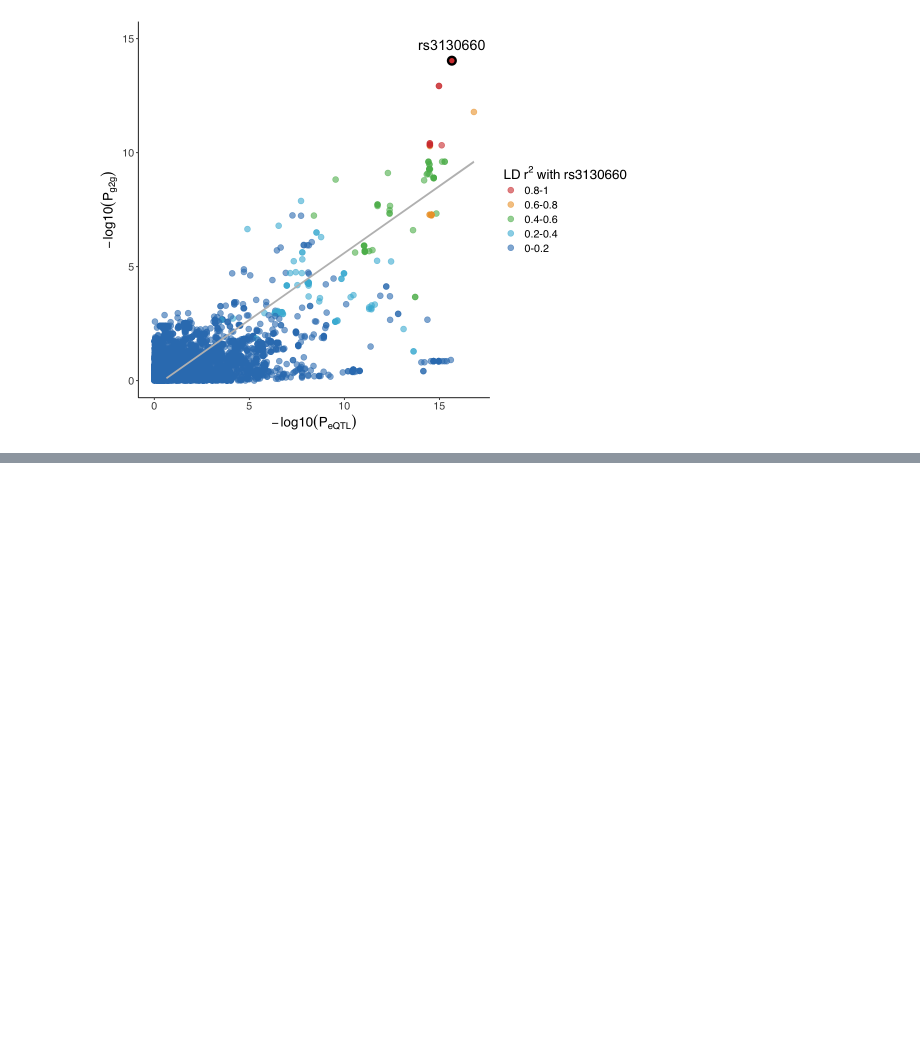
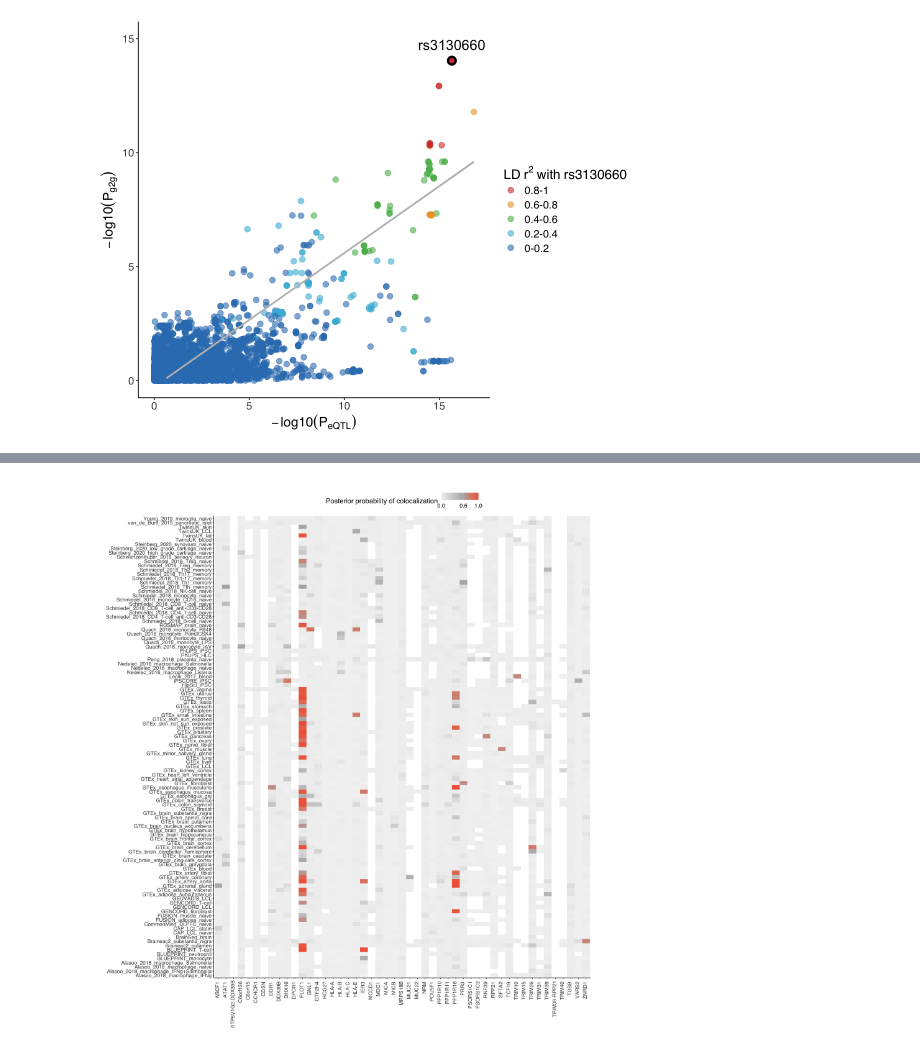
Before and after one commit to yang-luo-lab/TB-g2g, a Jupyter notebook: scripts/Supplementary_Figures.ipynb, the cells around one changed output, grey strips where cells are left out. Saved outputs shown, nothing was run; the diff lists cells and outputs as text; code cells hidden in the pictures; blank space fills up the shorter version.

Commit message:
coloc results of all gene x RNAseq pair

```diff
--- a/scripts/Supplementary_Figures.ipynb
+++ b/scripts/Supplementary_Figures.ipynb
@@ -221,0 +224,3 @@ Warning message:
+# %%
+coloc <- read.table("../data/coloc_results.txt",h=T)
+head(coloc)
@@ -221,0 +237,18 @@ Warning message:
+# %%
+options(repr.plot.width = 16, repr.plot.height = 18)
+
+Pcoloc <- ggplot(coloc, aes(x = Gene, y = RNAseq_dataset)) +
+  geom_raster(aes(fill=coloc_posterior)) +
+
+ scale_fill_gradient2(low = "grey95", mid = "grey70", high = "red",
+                      midpoint=0.6,na.value="white",breaks=c(0,0.6,1), limits=c(0,1),
+                      name="Posterior probability of colocalization")+
+  labs(title="") + ylab("") + xlab("")+
+   theme(legend.position="top",axis.text.x=element_text(size=12, angle=90, ,hjust=0.95,vjust=0.2),
+                     axis.text.y=element_text(size=12),
+                     plot.title=element_text(size=16))
+
+Pcoloc
+ggsave("../figures/SF5_coloc_all.pdf",width=18,height=20)
+# %% [output]
+[figure, added]
```
Also changed, not shown: parts of 3 cells of this notebook, 6 other files.
